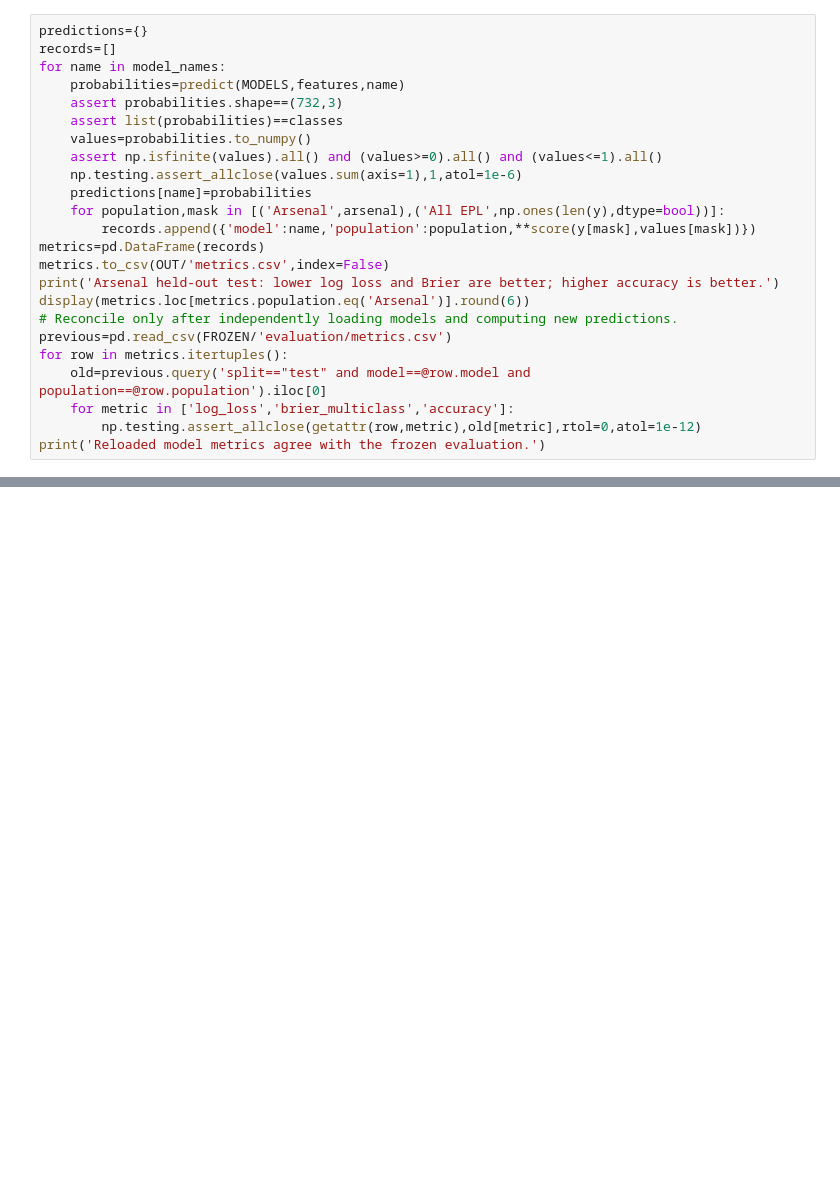
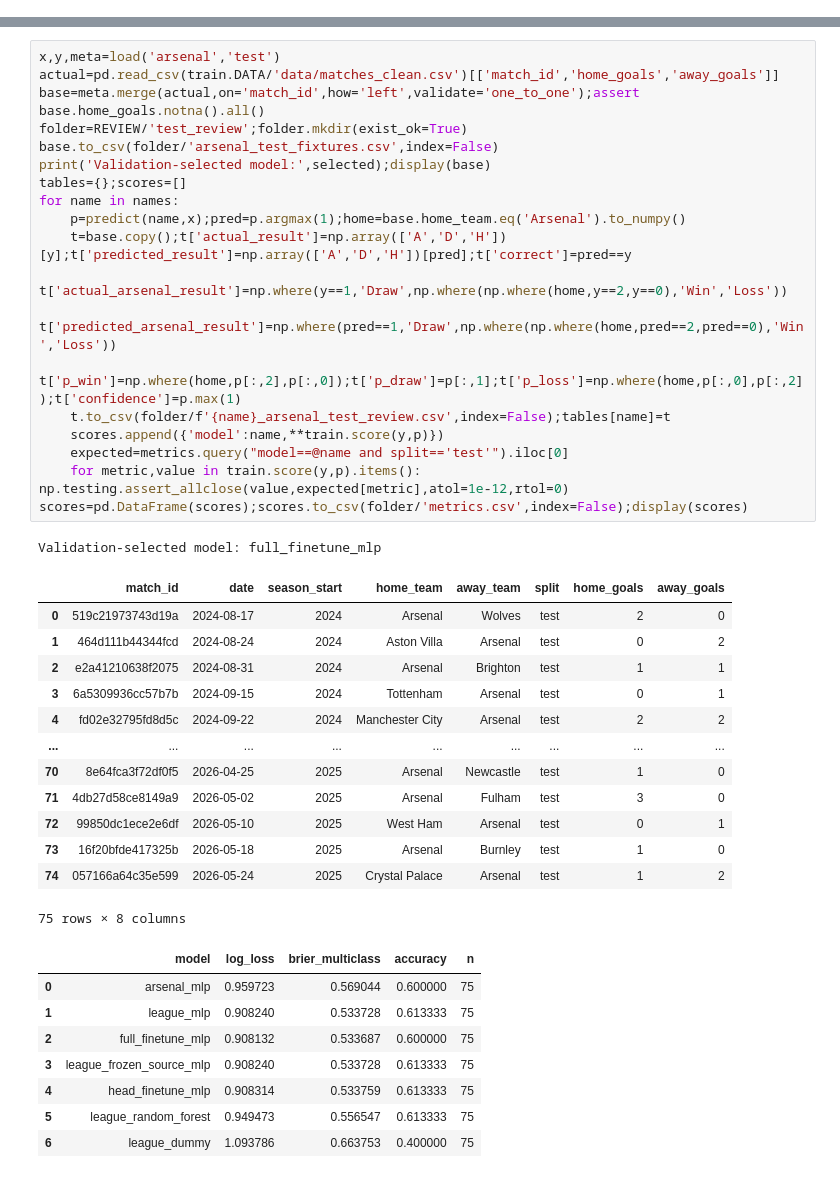
Before and after one commit to ryandai1/Premier-League-Research, a Jupyter notebook: notebooks/Frozen_Model_Test_Review.ipynb, the cells around one changed output, grey strips where cells are left out. Cells and saved outputs as stored; diff of their text form; blank space fills up the shorter version.

```diff
--- a/notebooks/Frozen_Model_Test_Review.ipynb
+++ b/notebooks/Frozen_Model_Test_Review.ipynb
@@ -121,24 +0,0 @@ The exports contain every fixture, not just this preview.
-# %%
-predictions={}
-records=[]
-for name in model_names:
-    probabilities=predict(MODELS,features,name)
-    assert probabilities.shape==(732,3)
-    assert list(probabilities)==classes
-    values=probabilities.to_numpy()
-    assert np.isfinite(values).all() and (values>=0).all() and (values<=1).all()
-    np.testing.assert_allclose(values.sum(axis=1),1,atol=1e-6)
-    predictions[name]=probabilities
-    for population,mask in [('Arsenal',arsenal),('All EPL',np.ones(len(y),dtype=bool))]:
-        records.append({'model':name,'population':population,**score(y[mask],values[mask])})
-metrics=pd.DataFrame(records)
-metrics.to_csv(OUT/'metrics.csv',index=False)
-print('Arsenal held-out test: lower log loss and Brier are better; higher accuracy is better.')
-display(metrics.loc[metrics.population.eq('Arsenal')].round(6))
-# Reconcile only after independently loading models and computing new predictions.
-previous=pd.read_csv(FROZEN/'evaluation/metrics.csv')
-for row in metrics.itertuples():
-    old=previous.query('split=="test" and model==@row.model and population==@row.population').iloc[0]
-    for metric in ['log_loss','brier_multiclass','accuracy']:
-        np.testing.assert_allclose(getattr(row,metric),old[metric],rtol=0,atol=1e-12)
-print('Reloaded model metrics agree with the frozen evaluation.')
@@ -269,0 +41,42 @@ Repeating inference on the same frozen model and inputs should reproduce its sco
+# %%
+x,y,meta=load('arsenal','test')
+actual=pd.read_csv(train.DATA/'data/matches_clean.csv')[['match_id','home_goals','away_goals']]
+base=meta.merge(actual,on='match_id',how='left',validate='one_to_one');assert base.home_goals.notna().all()
+folder=REVIEW/'test_review';folder.mkdir(exist_ok=True)
+base.to_csv(folder/'arsenal_test_fixtures.csv',index=False)
+print('Validation-selected model:',selected);display(base)
+tables={};scores=[]
+for name in names:
+    p=predict(name,x);pred=p.argmax(1);home=base.home_team.eq('Arsenal').to_numpy()
+    t=base.copy();t['actual_result']=np.array(['A','D','H'])[y];t['predicted_result']=np.array(['A','D','H'])[pred];t['correct']=pred==y
+    t['actual_arsenal_result']=np.where(y==1,'Draw',np.where(np.where(home,y==2,y==0),'Win','Loss'))
+    t['predicted_arsenal_result']=np.where(pred==1,'Draw',np.where(np.where(home,pred==2,pred==0),'Win','Loss'))
+    t['p_win']=np.where(home,p[:,2],p[:,0]);t['p_draw']=p[:,1];t['p_loss']=np.where(home,p[:,0],p[:,2]);t['confidence']=p.max(1)
+    t.to_csv(folder/f'{name}_arsenal_test_review.csv',index=False);tables[name]=t
+    scores.append({'model':name,**train.score(y,p)})
+    expected=metrics.query("model==@name and split=='test'").iloc[0]
+    for metric,value in train.score(y,p).items(): np.testing.assert_allclose(value,expected[metric],atol=1e-12,rtol=0)
+scores=pd.DataFrame(scores);scores.to_csv(folder/'metrics.csv',index=False);display(scores)
+# %% [output]
+Validation-selected model: full_finetune_mlp
+|  | match_id | date | season_start | home_team | away_team | split | home_goals | away_goals |
+| 0 | 519c21973743d19a | 2024-08-17 | 2024 | Arsenal | Wolves | test | 2 | 0 |
+| 1 | 464d111b44344fcd | 2024-08-24 | 2024 | Aston Villa | Arsenal | test | 0 | 2 |
+| 2 | e2a41210638f2075 | 2024-08-31 | 2024 | Arsenal | Brighton | test | 1 | 1 |
+| 3 | 6a5309936cc57b7b | 2024-09-15 | 2024 | Tottenham | Arsenal | test | 0 | 1 |
+| 4 | fd02e32795fd8d5c | 2024-09-22 | 2024 | Manchester City | Arsenal | test | 2 | 2 |
+| ... | ... | ... | ... | ... | ... | ... | ... | ... |
+| 70 | 8e64fca3f72df0f5 | 2026-04-25 | 2025 | Arsenal | Newcastle | test | 1 | 0 |
+| 71 | 4db27d58ce8149a9 | 2026-05-02 | 2025 | Arsenal | Fulham | test | 3 | 0 |
+| 72 | 99850dc1ece2e6df | 2026-05-10 | 2025 | West Ham | Arsenal | test | 0 | 1 |
+| 73 | 16f20bfde417325b | 2026-05-18 | 2025 | Arsenal | Burnley | test | 1 | 0 |
+| 74 | 057166a64c35e599 | 2026-05-24 | 2025 | Crystal Palace | Arsenal | test | 1 | 2 |
+75 rows × 8 columns
+|  | model | log_loss | brier_multiclass | accuracy | n |
+| 0 | arsenal_mlp | 0.959723 | 0.569044 | 0.600000 | 75 |
+| 1 | league_mlp | 0.908240 | 0.533728 | 0.613333 | 75 |
+| 2 | full_finetune_mlp | 0.908132 | 0.533687 | 0.600000 | 75 |
+| 3 | league_frozen_source_mlp | 0.908240 | 0.533728 | 0.613333 | 75 |
+| 4 | head_finetune_mlp | 0.908314 | 0.533759 | 0.613333 | 75 |
+| 5 | league_random_forest | 0.949473 | 0.556547 | 0.613333 | 75 |
+| 6 | league_dummy | 1.093786 | 0.663753 | 0.400000 | 75 |
```
Also changed, not shown: parts of 16 cells of this notebook, 43 other files.
